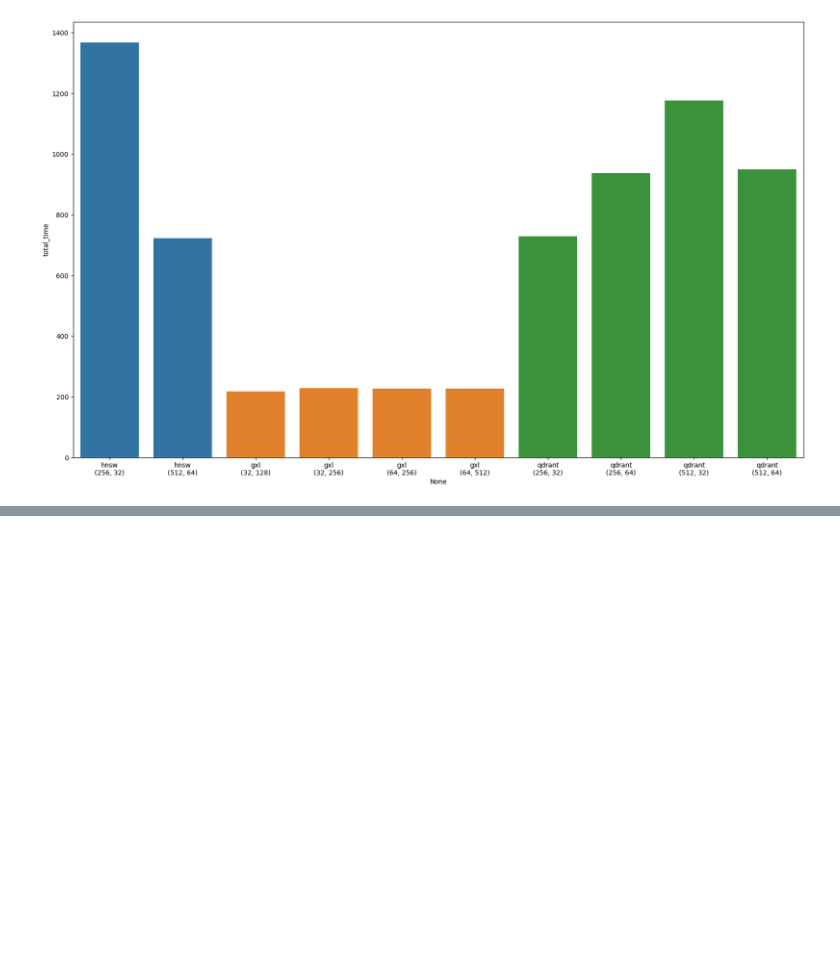
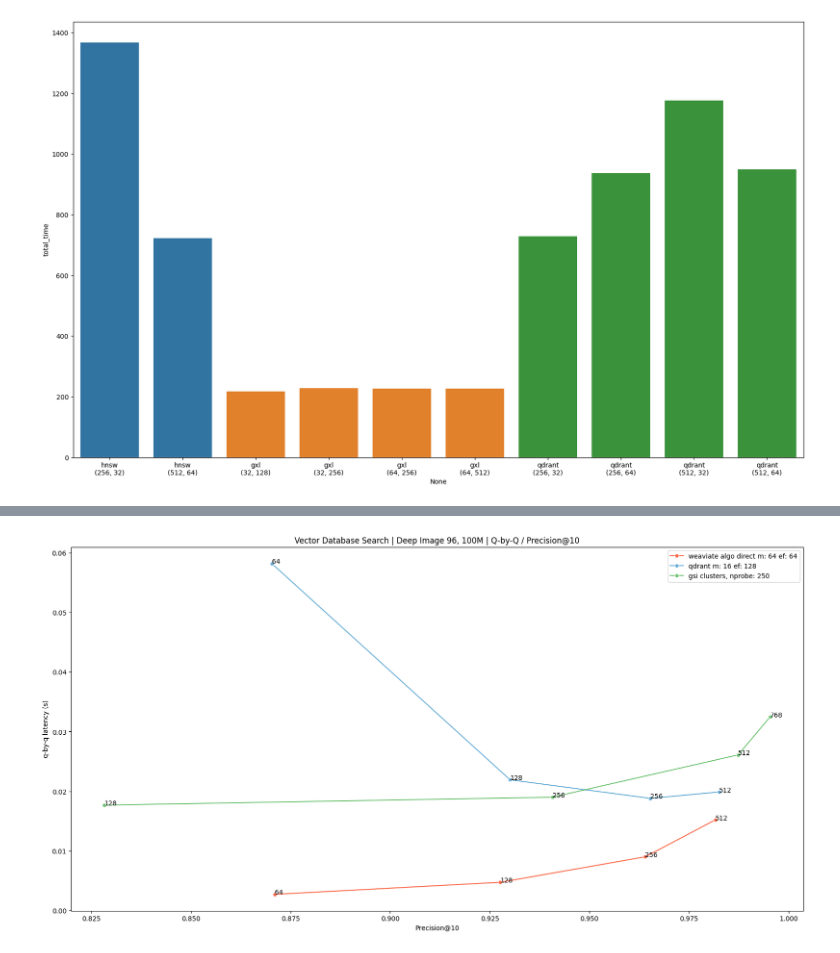
Before and after one commit to qdrant/vector-db-benchmark, a Jupyter notebook: results.ipynb, the cells around one changed output, grey strips where cells are left out. Cells and saved outputs as stored; diff of their text form; code cells hidden in the pictures; blank space fills up the shorter version.

```diff
--- a/results.ipynb
+++ b/results.ipynb
@@ -260,7 +268,7 @@ row['dataset'] = None
 gxlu = pd.DataFrame(columns=row.keys())
 for path in [x for x in gxl_upload if "deep-image" in x]:
     tmp = pd.read_json(path)
-    row = {}replace
+    row = {}
     row.update(tmp['params']['vectorIndexConfig'])
     row.update(tmp.results[~tmp.results.isna()].to_dict())
     row.pop('ef')
@@ -316,0 +363,55 @@ sns.barplot(x=qdrantu.index, y=qdrantu.total_time)
+# %%
+size = "100M"
+
+# qdrant configs
+parallel = 1
+m, efc = 16, 128
+qdrant_copy = qdrant_df[(qdrant_df.parallel == 1) & (qdrant_df.efc == efc) & (qdrant_df.m == m) & (qdrant_df.dataset.str.contains(size))]
+# gsi configs
+nprobe = 250
+gsi_copy = gsi_df[(gsi_df.dataset.str.contains(size)) & (gsi_df.nprobe == nprobe)].reset_index(drop=True)
+# weaviate AD configs
+weav_copy = weav_df[(weav_df["size"] == size)].sort_values('ef').reset_index(drop=True)
+# weaviate native configs
+weav_docker_copy = weav_df_docker[(weav_df_docker["dim"] == 96) & (weav_df_docker["efc"] == efc) & (weav_df_docker.m == m)\
+                                & (weav_df_docker["parallel"] == parallel)].sort_values('ef').reset_index(drop=True)
+# qdrant configs
+qdrant_copy = qdrant_df[(qdrant_df.parallel == 1) & (qdrant_df.efc == efc) & (qdrant_df.m == m) & (qdrant_df.dataset.str.contains(size))].reset_index(drop=True)
+# %%
+fig, ax = plt.subplots(figsize=(20,10))
+
+# weaviate lines
+palette = sns.color_palette('Reds', 1)
+sns.lineplot(data = weav_copy, x = "mean_precisions", y = "mean_time", hue=weav_copy["size"], marker="o", palette=palette)
+for _, row in weav_copy.iterrows():
+    plt.annotate(row["ef"], (row["mean_precisions"], row["mean_time"]))
+
+# qdrant lines
+palette = sns.color_palette('Blues', 1)
+sns.lineplot(data=qdrant_copy, x="mean_precisions", y="mean_time", hue=qdrant_copy["dataset"].apply(lambda x: x[11:]), marker="o", palette=palette)
+for _, row in qdrant_copy.iterrows():
+    plt.annotate(row["hnsw_ef"], (row["mean_precisions"], row["mean_time"]))
+
+palette = sns.color_palette('Greens', 1)
+sns.lineplot(gsi_copy, x="mean_precisions", y="mean_time", hue=gsi_copy.dataset.apply(lambda x: x[11:]), marker="o", palette=palette)
+for _, row in gsi_copy.iterrows():
+    plt.annotate(row["nbits"], (row["mean_precisions"], row["mean_time"]))
+
+# palette = sns.color_palette("Purples", 1)
+# sns.lineplot(weav_docker_copy, x="mean_precisions", y="mean_time", hue=weav_docker_copy.dataset, marker="o", palette=palette)
+# for _, row in weav_docker_copy.iterrows():
+    # plt.annotate(row.ef, (row.mean_precisions, row.mean_time))
+
+leg = ax.legend()
+leg.get_texts()[0].set_text(f"weaviate algo direct m: {weav_copy.m.unique()[0]} ef: {weav_copy.efc.unique()[0]}")
+leg.get_texts()[1].set_text(f"qdrant m: {qdrant_copy.m[0]} ef: {qdrant_copy.efc[0]}")
+leg.get_texts()[2].set_text(f"gsi clusters, nprobe: {gsi_copy.nprobe[0]}")
+# leg.get_texts()[3].set_text(f"weaviate native m: {weav_docker_copy.m[0]} ef: {weav_docker_copy.efc[0]}")
+
+ax.set_title(f"Vector Database Search | Deep Image 96, {size} | Q-by-Q / Precision@10")
+ax.set_xlabel("Precision@10")
+ax.set_ylabel("q-by-q latency (s)")
+
+fig.show()
+# %% [output]
+[figure, added]
```
Also changed, not shown: parts of 13 cells of this notebook, 4 other files.
